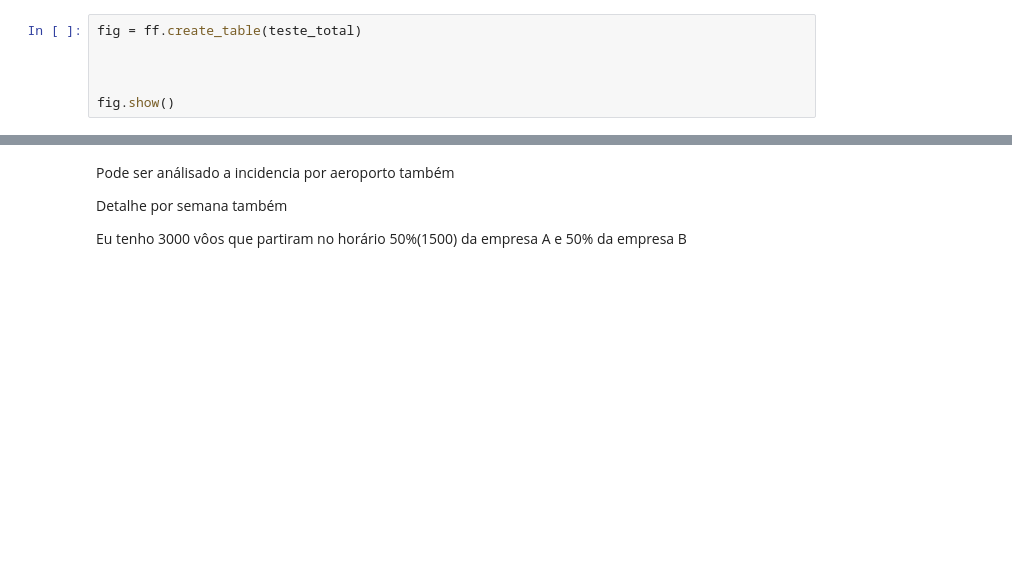
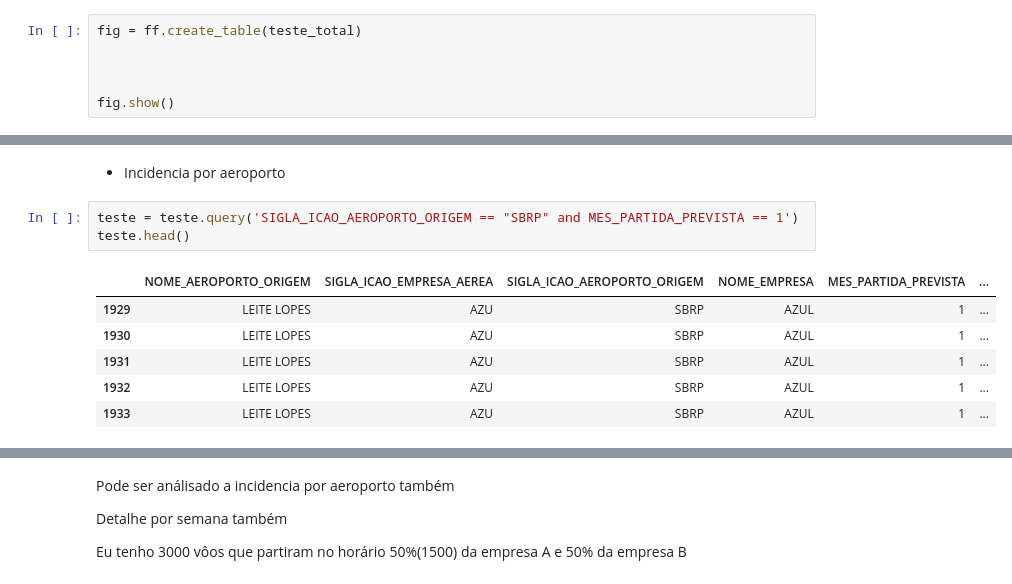
Before and after one commit to rodrigorocha1/dashboard_dados_voos_python, a Jupyter notebook: notebooks/visualizacoes.ipynb, the cells around one changed output, grey strips where cells are left out. Saved outputs shown, nothing was run; the diff lists cells and outputs as text; blank space fills up the shorter version.

```diff
--- a/notebooks/visualizacoes.ipynb
+++ b/notebooks/visualizacoes.ipynb
@@ -953,0 +994,12 @@ NameError: name 'fi' is not defined
+# %% [markdown]
+- Incidencia por aeroporto
+# %%
+teste = teste.query('SIGLA_ICAO_AEROPORTO_ORIGEM == "SBRP" and MES_PARTIDA_PREVISTA == 1')
+teste.head()
+# %% [output]
+|  | NOME_AEROPORTO_ORIGEM | SIGLA_ICAO_EMPRESA_AEREA | SIGLA_ICAO_AEROPORTO_ORIGEM | NOME_EMPRESA | MES_PARTIDA_PREVISTA | ... |
+| 1929 | LEITE LOPES | AZU | SBRP | AZUL | 1 | ... |
+| 1930 | LEITE LOPES | AZU | SBRP | AZUL | 1 | ... |
+| 1931 | LEITE LOPES | AZU | SBRP | AZUL | 1 | ... |
+| 1932 | LEITE LOPES | AZU | SBRP | AZUL | 1 | ... |
+| 1933 | LEITE LOPES | AZU | SBRP | AZUL | 1 | ... |
```
Also changed, not shown: parts of 8 cells of this notebook, 2 other files.
